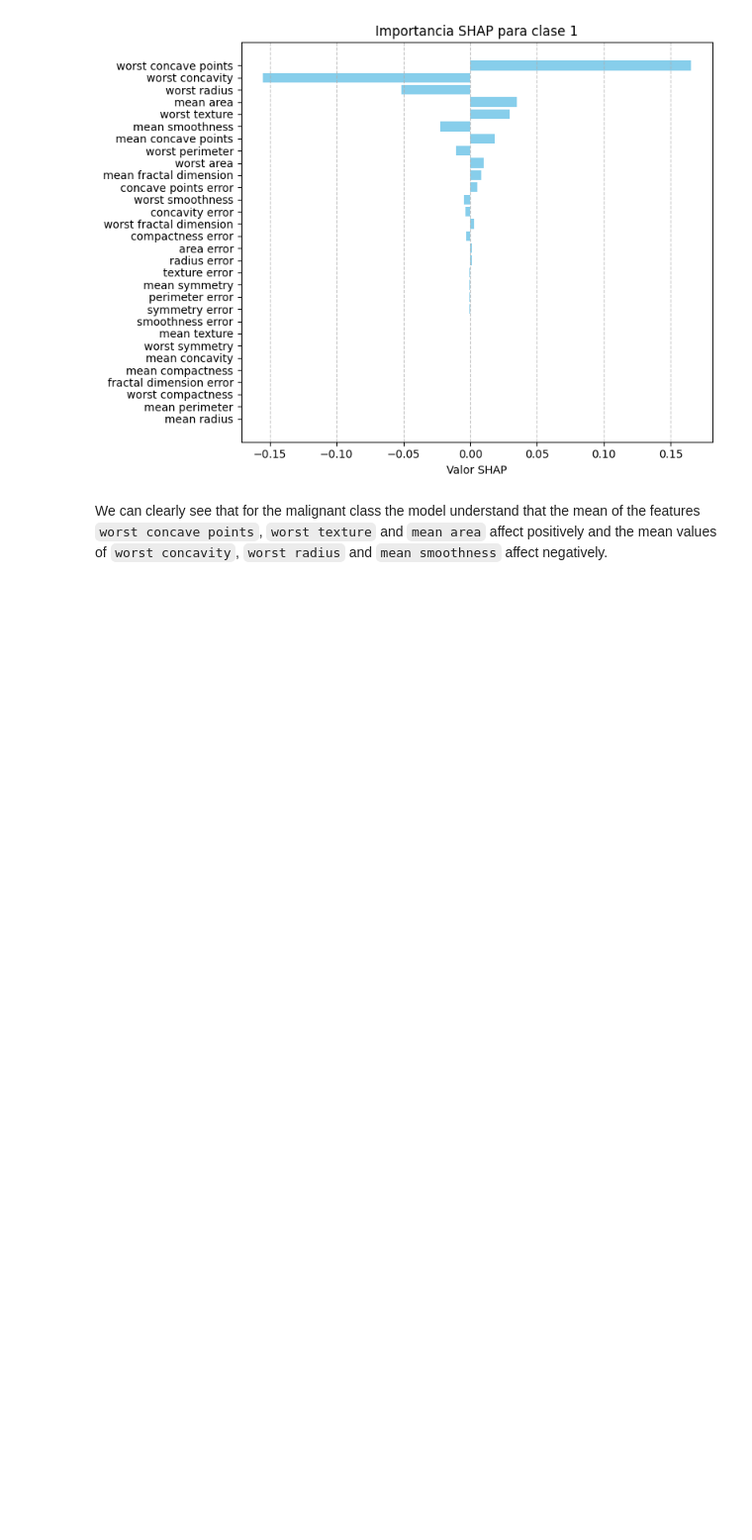
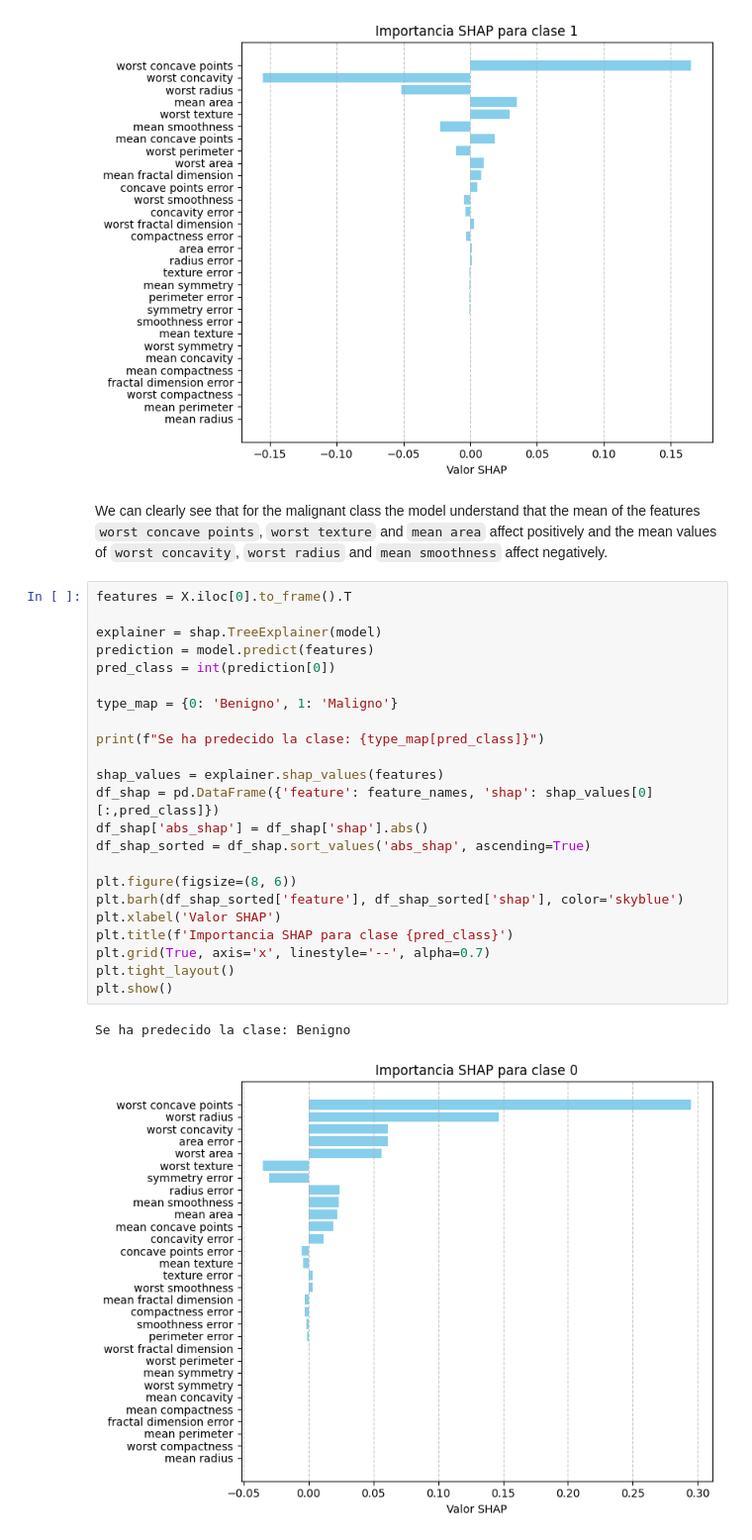
Before and after one commit to andresmartinezfuentes/mlops-practica-icai, a Jupyter notebook: src/notebooks/explanation.ipynb, the cells around one changed output. Shown: that part at 99% size. Drawn from its saved outputs; the diff is of its cells as text; blank space fills up the shorter version.

```diff
--- a/src/notebooks/explanation.ipynb
+++ b/src/notebooks/explanation.ipynb
@@ -138,5 +138,31 @@ plt.show()
 # %% [output]
 Se ha predecido la clase: Maligno
 [figure]
-# %% [markdown]
-We can clearly see that for the malignant class the model understand that the mean of the features `worst concave points`, `worst texture` and `mean area` affect positively and the mean values of `worst concavity`, `worst radius` and `mean smoothness` affect negatively.
+# %% [markdown]
+We can clearly see that for the malignant class the model understand that the mean of the features `worst concave points`, `worst texture` and `mean area` affect positively and the mean values of `worst concavity`, `worst radius` and `mean smoothness` affect negatively.
+# %%
+features = X.iloc[0].to_frame().T
+
+explainer = shap.TreeExplainer(model)
+prediction = model.predict(features)
+pred_class = int(prediction[0])
+
+type_map = {0: 'Benigno', 1: 'Maligno'}
+
+print(f"Se ha predecido la clase: {type_map[pred_class]}")
+
+shap_values = explainer.shap_values(features)
+df_shap = pd.DataFrame({'feature': feature_names, 'shap': shap_values[0][:,pred_class]})
+df_shap['abs_shap'] = df_shap['shap'].abs()
+df_shap_sorted = df_shap.sort_values('abs_shap', ascending=True)
+
+plt.figure(figsize=(8, 6))
+plt.barh(df_shap_sorted['feature'], df_shap_sorted['shap'], color='skyblue')
+plt.xlabel('Valor SHAP')
+plt.title(f'Importancia SHAP para clase {pred_class}')
+plt.grid(True, axis='x', linestyle='--', alpha=0.7)
+plt.tight_layout()
+plt.show()
+# %% [output]
+Se ha predecido la clase: Benigno
+[figure, added]
```
Also changed, not shown: parts of 1 cell of this notebook.
